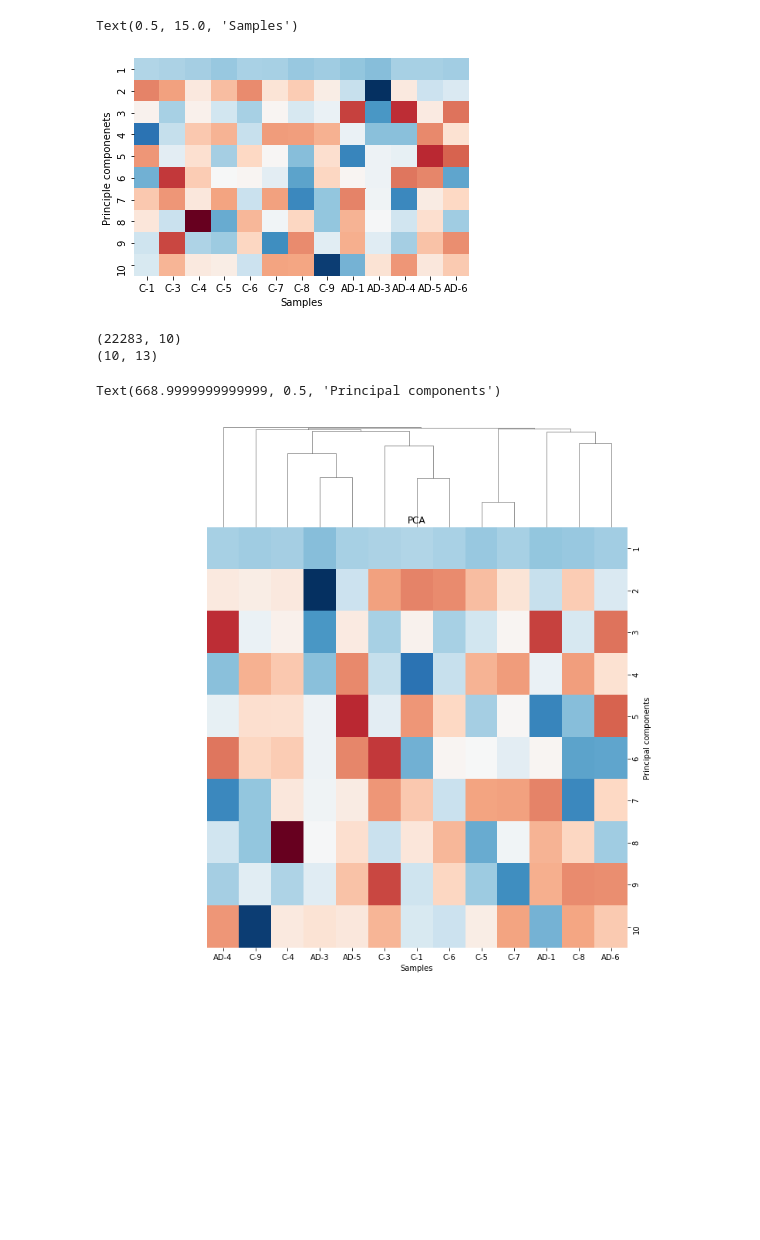
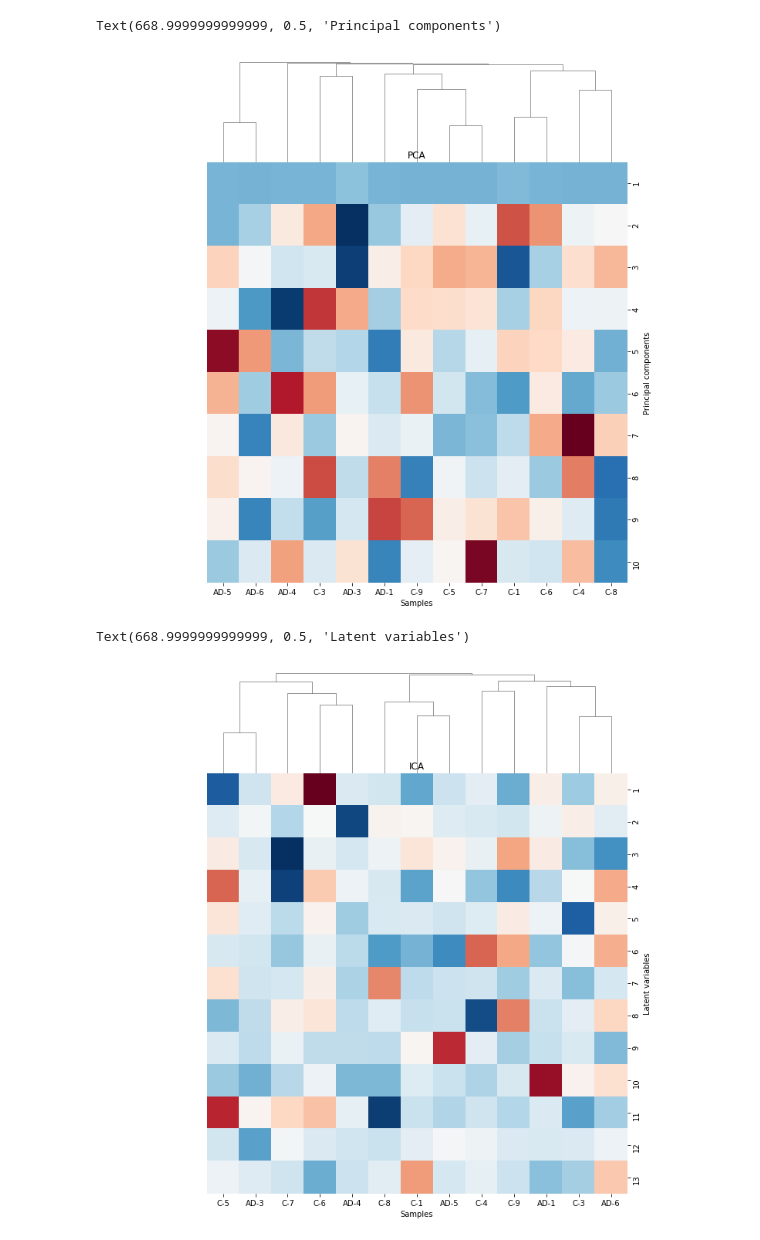
Before and after one commit to jstickelmaier/175-final-project, a Jupyter notebook: project.ipynb, the cells around one changed output. Cells and saved outputs as stored; diff of their text form; code cells hidden in the pictures; blank space fills up the shorter version.

Commit message:
most recent code, with figures and comments

```diff
--- a/project.ipynb
+++ b/project.ipynb
@@ -68,0 +102,30 @@ Text(0.5, 1.0, 'Fig.1 Matrix A')
+# %%
+"""
+Run PCA and ICA on select genes and view for significant genes
+"""
+
+pca = PCA(n_components=10)
+principalcomponents = pca.fit_transform(dataNorm.T)
+loadingsPCA = pd.DataFrame(pca.components_.T)
+loadingsPCA = loadingsPCA*np.sqrt(pca.explained_variance_)
+
+ica = FastICA(n_components=13,max_iter=50)
+geneprofiles = ica.fit_transform(dataNorm.T)
+loadingsICA = ica.mixing_
+genes = np.arange(0,3617)
+
+figure,axis = plt.subplots(2,2)
+
+axis[0,0].plot(genes, loadingsPCA.iloc[:,0])
+axis[0,0].set_title('PC 1 Gene Signatures')
+
+axis[0,1].plot(genes, loadingsICA[:,0]*5e15)
+axis[0,1].set_title('IC 1 Gene Signatures')
+
+axis[1,1].hist(loadingsICA[:,0]*5e15,bins=1000)
+axis[1,1].set_title('IC 1 Hist')
+
+axis[1,0].hist(loadingsPCA.iloc[:,0]*10e-5,bins=1000)
+axis[1,0].set_title('PC 1 Hist')
+
+plt.rcParams["figure.figsize"] = (8,8)
@@ -69,34 +362,34 @@ Text(0.5, 1.0, 'Fig.1 Matrix A')
 # %%
 """
-Run PCA on control and severe subjects
+View PCA Clustermap
 """
 
 pca = PCA(n_components=10)
-principalComponents = pca.fit_transform(data)
+pca_transformer = pca.fit_transform(dataNorm)
+PCs = pca.components_
 
-sns.heatmap(pca.components_, cmap="RdBu", cbar=False, xticklabels=sub_labels, yticklabels=np.arange(1,11))
+sns.clustermap(PCs, metric="correlation", cmap="RdBu", cbar_pos=None, row_cluster=False, xticklabels=subjectLabels, yticklabels=np.arange(1,11))
 
-plt.ylabel("Principle componenets")
+plt.title("PCA")
 plt.xlabel("Samples")
+plt.ylabel("Principal components")
 # %% [output]
-Text(0.5, 15.0, 'Samples')
+Text(668.9999999999999, 0.5, 'Principal components')
-[figure, old version]
+[figure, new version]
 # %%
 """
-Clustermap with PCA
+View ICA Clustermap
 """
 
-pca = PCA(n_components=10)
-principalComponents = pca.fit_transform(data)
-pcs = pca.components_
+ica = FastICA(n_components=13)
+ica_transformer = ica.fit_transform(dataNorm)
+ICs = ica.components_
 
-sns.clustermap(pca.components_, metric="correlation", cmap="RdBu", cbar_pos=None, row_cluster=False, xticklabels=sub_labels, yticklabels=np.arange(1,11))
+sns.clustermap(ICs, metric="correlation", cmap="RdBu", cbar_pos=None, row_cluster=False, xticklabels=subjectLabels, yticklabels=np.arange(1,14))
 
-plt.title("PCA")
+plt.title("ICA")
 plt.xlabel("Samples")
-plt.ylabel("Principal components")
+plt.ylabel("Latent variables")
 # %% [output]
-(22283, 10)
-(10, 13)
+Text(668.9999999999999, 0.5, 'Latent variables')
-Text(668.9999999999999, 0.5, 'Principal components')
-[figure, old version]
+[figure, new version]
```
Also changed, not shown: parts of 20 cells of this notebook.
